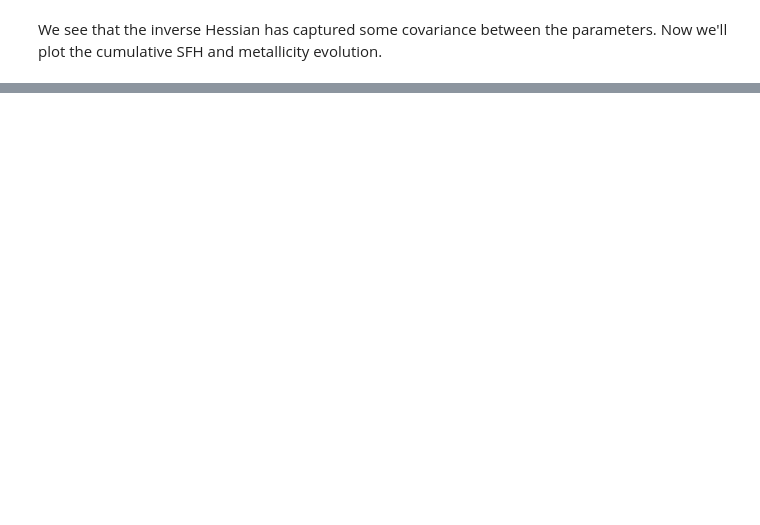
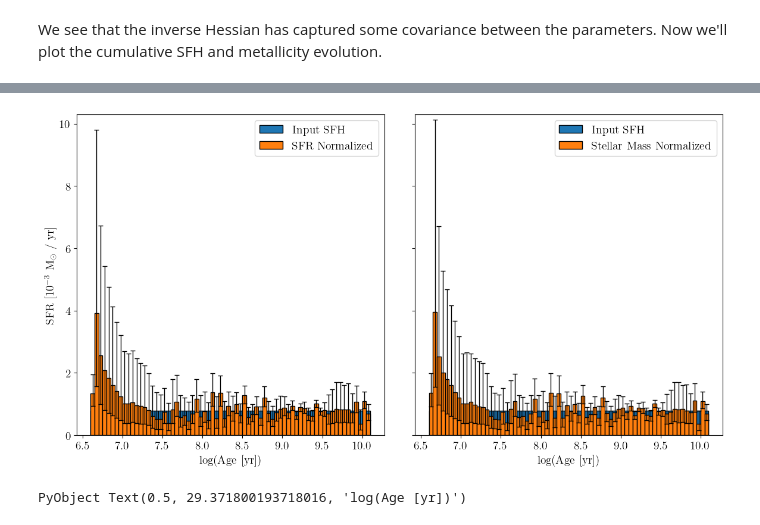
Before and after one commit to cgarling/StarFormationHistories.jl, a Jupyter notebook: examples/fitting1.ipynb, the cells around one changed output, grey strips where cells are left out. Saved outputs shown, nothing was run; the diff lists cells and outputs as text; code cells hidden in the pictures; blank space fills up the shorter version.

```diff
--- a/examples/fitting1.ipynb
+++ b/examples/fitting1.ipynb
@@ -1399,0 +1427,5 @@ The resulting fit is very consistent with the true values.
+# %%
+# And now fit
+mdf_sfr_result = fit_templates_mdf(sfr_templates, data, template_logAge, template_MH;
+                                   x0=vcat(ones(length(unique_template_logAge)),
+                                           [mdf_α,mdf_β,mdf_σ]))
@@ -1399,0 +1450,41 @@ The resulting fit is very consistent with the true values.
+# %%
+# Generate sample from the inverse Hessian matrix
+mdf_sfr_dist = MvNormal(Optim.minimizer(mdf_sfr_result.map.result),
+                        Hermitian(Optim.trace(mdf_sfr_result.map.result)[end].metadata["~inv(H)"]))
+mdf_sfr_sample = rand(mdf_sfr_dist, 10000)
+# Transform the variables, noting that the SFR coefficients `mdf_sfr_sample[begin:end-3,:]`
+# and σ `mdf_sfr_sample[end,:]` are fit with logarithmic transformations so we have to transform them back.
+# α and β are optimized directly, without a transformation.
+@views mdf_sfr_sample[begin:end-3,:] .= exp.(mdf_sfr_sample[begin:end-3,:]) .* sfr_norm
+@views mdf_sfr_sample[end,:] .= exp.(mdf_sfr_sample[end,:]);
+# %%
+# Now calculate quantiles
+mdf_sfr_norm_lower = quantile.(eachrow(@view mdf_sfr_sample[begin:end-3,:]), 0.16)
+mdf_sfr_norm_med = median.(eachrow(@view mdf_sfr_sample[begin:end-3,:]))
+mdf_sfr_norm_upper = quantile.(eachrow(@view mdf_sfr_sample[begin:end-3,:]), 0.84);
+# %%
+fig,axs = plt.subplots(nrows=1,ncols=2,sharex=true,sharey=true,figsize=(14,7))
+fig.subplots_adjust(hspace=0.0,wspace=0.1)
+
+axs[1].bar(unique_template_logAge[begin:end-1], sfr_arr[begin:end-1] .* 1e3; width=diff(unique_template_logAge), align="edge", label="Input SFH")
+axs[1].bar(unique_template_logAge[begin:end-1], mdf_sfr_norm_med[begin:end-1] .* 1e3; width=diff(unique_template_logAge), align="edge",
+# axs[1].bar(unique_template_logAge[begin:end-1], mdf_sfr_result.map.μ[begin:end-4] .* 1e3 .* sfr_norm; width=diff(unique_template_logAge), align="edge",
+    yerr = [(mdf_sfr_norm_med[begin:end-1] .- mdf_sfr_norm_lower[begin:end-1]) .* 1e3,
+        (mdf_sfr_norm_upper[begin:end-1] .- mdf_sfr_norm_med[begin:end-1]) .* 1e3],
+    capsize=3, error_kw=Dict("elinewidth"=>1,"capthick"=>1), label="SFR Normalized")
+
+axs[1].set_xlabel("log(Age [yr])")
+axs[1].set_ylabel(L"SFR [$10^{-3}$ M$_\odot$ / yr]")
+axs[1].set_ylim([0.0, axs[1].get_ylim()[2]])
+axs[1].legend()
+
+axs[2].bar(unique_template_logAge[begin:end-1], sfr_arr[begin:end-1] .* 1e3; width=diff(unique_template_logAge), align="edge", label="Input SFH")
+axs[2].bar(unique_template_logAge[begin:end-1], mdf_sfr_med[begin:end-1] .* 1e3; width=diff(unique_template_logAge), align="edge",
+    yerr = [(mdf_sfr_med[begin:end-1] .- mdf_sfr_lower[begin:end-1]) .* 1e3,
+            (mdf_sfr_upper[begin:end-1] .- mdf_sfr_med[begin:end-1]) .* 1e3],
+    capsize=3, error_kw=Dict("elinewidth"=>1,"capthick"=>1), label="Stellar Mass Normalized")
+axs[2].legend()
+axs[2].set_xlabel("log(Age [yr])")
+# %% [output]
+[figure, added]
+PyObject Text(0.5, 29.371800193718016, 'log(Age [yr])')
```
Also changed, not shown: parts of 31 cells of this notebook, 1 other file.
